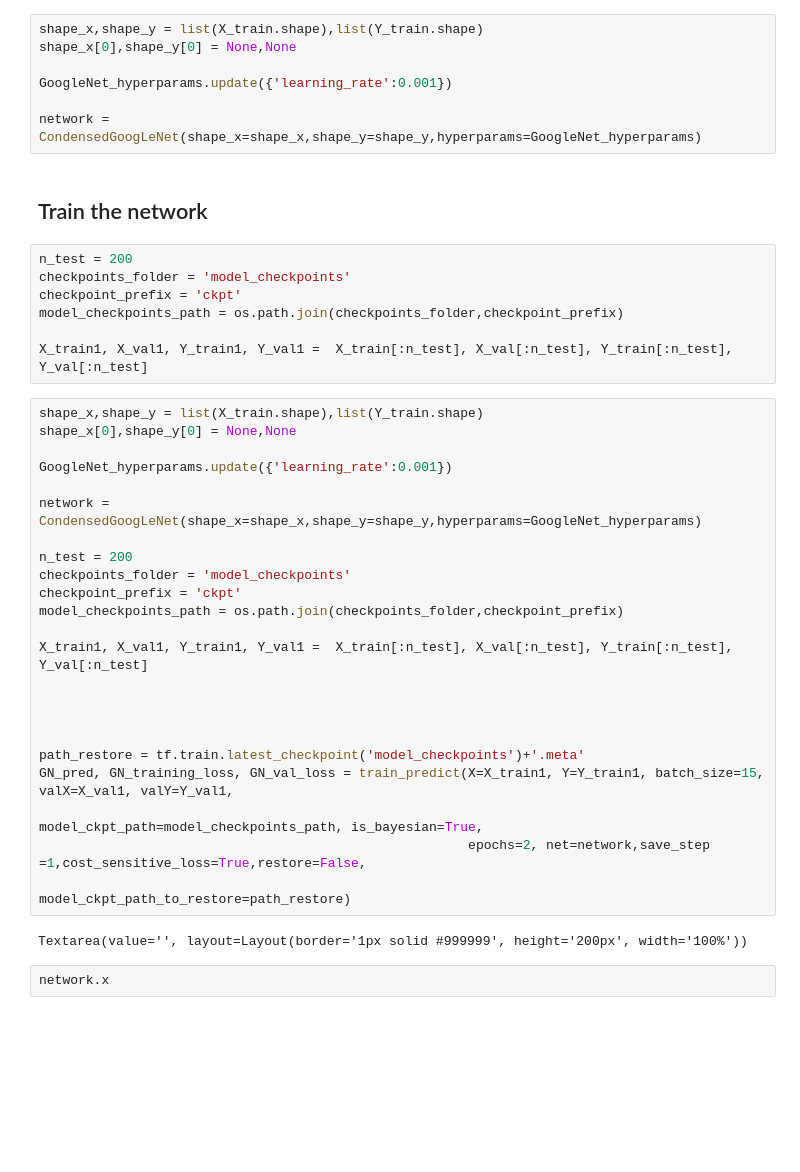
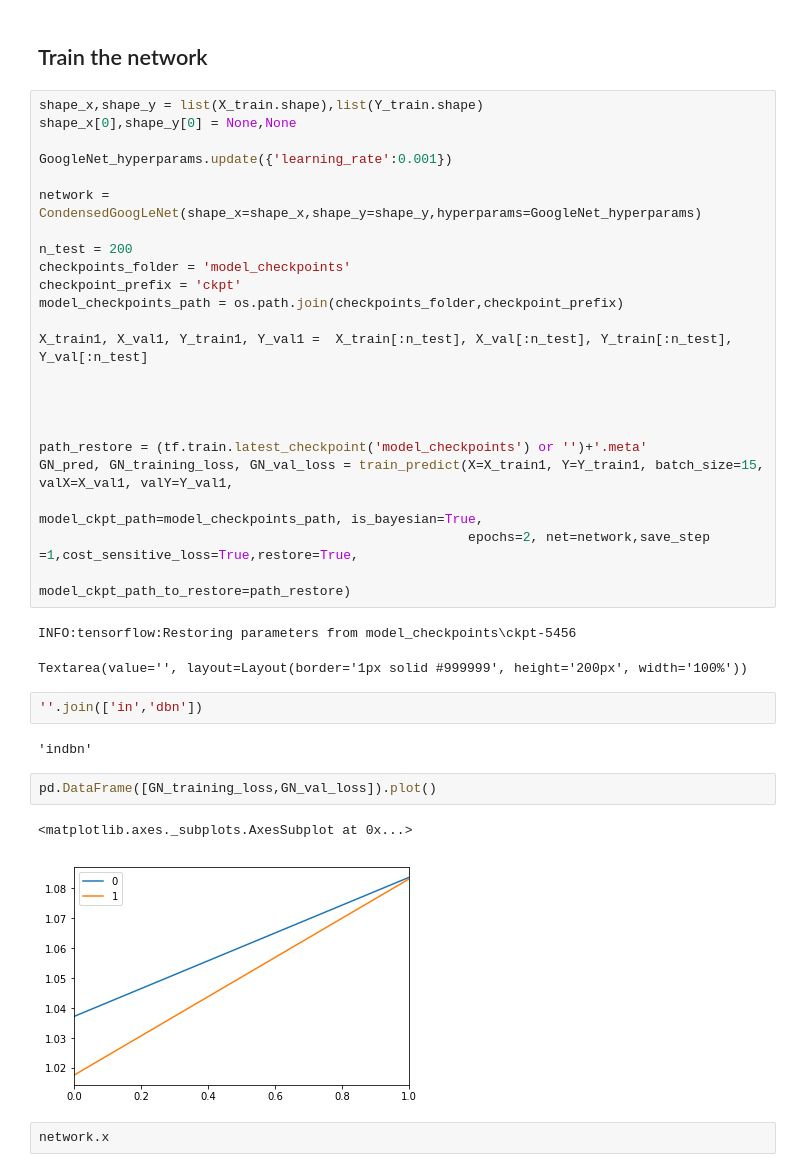
Before and after one commit to kathy-jzh/DeepLearningAllocationCNN, a Jupyter notebook: data_and_training.ipynb, the cells around one changed output. Drawn from its saved outputs; the diff is of its cells as text; blank space fills up the shorter version.

Commit message:
restore is fine now

```diff
--- a/data_and_training.ipynb
+++ b/data_and_training.ipynb
@@ -58,21 +59,7 @@ Wall time: 74.8 ms
 # %% [markdown]
 ## Build the neural network object
-# %%
-shape_x,shape_y = list(X_train.shape),list(Y_train.shape)
-shape_x[0],shape_y[0] = None,None
-
-GoogleNet_hyperparams.update({'learning_rate':0.001})
-
-network = CondensedGoogLeNet(shape_x=shape_x,shape_y=shape_y,hyperparams=GoogleNet_hyperparams)
 # %% [markdown]
 ## Train the network
-# %%
-n_test = 200
-checkpoints_folder = 'model_checkpoints'
-checkpoint_prefix = 'ckpt'
-model_checkpoints_path = os.path.join(checkpoints_folder,checkpoint_prefix)
-
-X_train1, X_val1, Y_train1, Y_val1 =  X_train[:n_test], X_val[:n_test], Y_train[:n_test], Y_val[:n_test]
 # %%
 shape_x,shape_y = list(X_train.shape),list(Y_train.shape)
 shape_x[0],shape_y[0] = None,None
@@ -91,13 +78,23 @@ X_train1, X_val1, Y_train1, Y_val1 =  X_train[:n_test], X_val[:n_test], Y_train[
 
 
 
-path_restore = tf.train.latest_checkpoint('model_checkpoints')+'.meta'
+path_restore = (tf.train.latest_checkpoint('model_checkpoints') or '')+'.meta'
 GN_pred, GN_training_loss, GN_val_loss = train_predict(X=X_train1, Y=Y_train1, batch_size=15, valX=X_val1, valY=Y_val1,
                                                        model_ckpt_path=model_checkpoints_path, is_bayesian=True,
-                                                       epochs=2, net=network,save_step =1,cost_sensitive_loss=True,restore=False,
+                                                       epochs=2, net=network,save_step =1,cost_sensitive_loss=True,restore=True,
                                                        model_ckpt_path_to_restore=path_restore)
 # %% [output]
-Textarea(value='', layout=Layout(border='1px solid #999999', height='200px', width='100%'))
+INFO:tensorflow:Restoring parameters from model_checkpoints\ckpt-5456
+Textarea(value='', layout=Layout(border='1px solid #999999', height='200px', width='100%'))
+# %%
+''.join(['in','dbn'])
+# %% [output]
+'indbn'
+# %%
+pd.DataFrame([GN_training_loss,GN_val_loss]).plot()
+# %% [output]
+<matplotlib.axes._subplots.AxesSubplot at 0x...>
+[figure, added]
 # %%
 network.x
 # %% [output]
```
Also changed, not shown: parts of 5 cells of this notebook, 3 other files.
